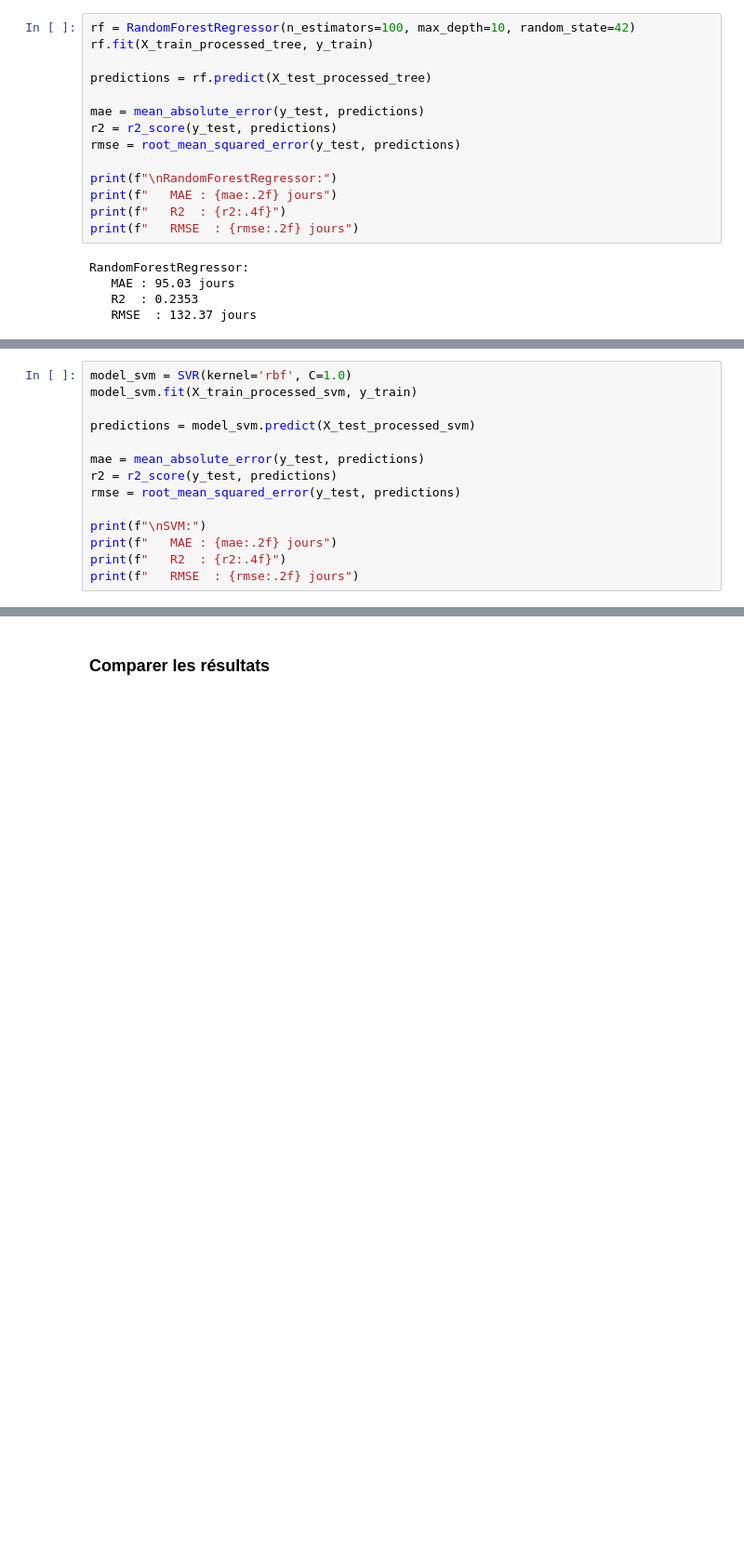
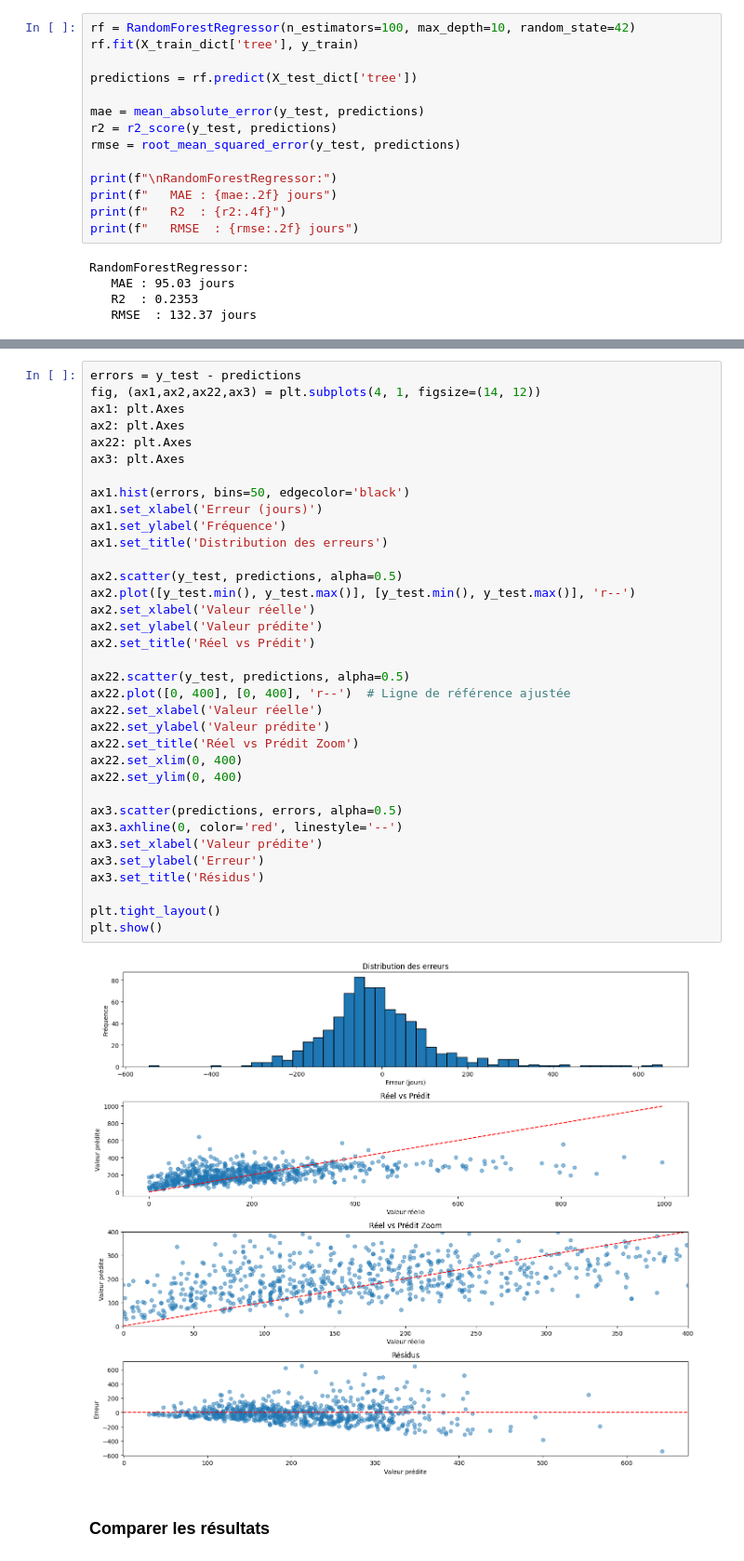
Before and after one commit to sebastien-chopin-dev/alyra-ia-psstore-machine-learning-project, a Jupyter notebook: notebooks/regression_models2.ipynb, the cells around one changed output, grey strips where cells are left out. Shown at 93% size. Cells and saved outputs as stored; diff of their text form; blank space fills up the shorter version.

```diff
--- a/notebooks/regression_models2.ipynb
+++ b/notebooks/regression_models2.ipynb
@@ -879,9 +899,9 @@ Linear regression RÉSULTATS:
 ### Random forest
 # %%
 rf = RandomForestRegressor(n_estimators=100, max_depth=10, random_state=42)
-rf.fit(X_train_processed_tree, y_train)
+rf.fit(X_train_dict['tree'], y_train)
 
-predictions = rf.predict(X_test_processed_tree)
+predictions = rf.predict(X_test_dict['tree'])
 
 mae = mean_absolute_error(y_test, predictions)
 r2 = r2_score(y_test, predictions)
@@ -901,14 +918,0 @@ RandomForestRegressor:
-# %%
-model_svm = SVR(kernel='rbf', C=1.0)
-model_svm.fit(X_train_processed_svm, y_train)
-
-predictions = model_svm.predict(X_test_processed_svm)
-
-mae = mean_absolute_error(y_test, predictions)
-r2 = r2_score(y_test, predictions)
-rmse = root_mean_squared_error(y_test, predictions)
-
-print(f"\nSVM:")
-print(f"   MAE : {mae:.2f} jours")
-print(f"   R2  : {r2:.4f}")
-print(f"   RMSE  : {rmse:.2f} jours")
@@ -920,3 +919,40 @@ SVM:
+# %%
+errors = y_test - predictions
+fig, (ax1,ax2,ax22,ax3) = plt.subplots(4, 1, figsize=(14, 12))
+ax1: plt.Axes
+ax2: plt.Axes
+ax22: plt.Axes
+ax3: plt.Axes
+
+ax1.hist(errors, bins=50, edgecolor='black')
+ax1.set_xlabel('Erreur (jours)')
+ax1.set_ylabel('Fréquence')
+ax1.set_title('Distribution des erreurs')
+
+ax2.scatter(y_test, predictions, alpha=0.5)
+ax2.plot([y_test.min(), y_test.max()], [y_test.min(), y_test.max()], 'r--')
+ax2.set_xlabel('Valeur réelle')
+ax2.set_ylabel('Valeur prédite')
+ax2.set_title('Réel vs Prédit')
+
+ax22.scatter(y_test, predictions, alpha=0.5)
+ax22.plot([0, 400], [0, 400], 'r--')  # Ligne de référence ajustée
+ax22.set_xlabel('Valeur réelle')
+ax22.set_ylabel('Valeur prédite')
+ax22.set_title('Réel vs Prédit Zoom')
+ax22.set_xlim(0, 400)
+ax22.set_ylim(0, 400)
+
+ax3.scatter(predictions, errors, alpha=0.5)
+ax3.axhline(0, color='red', linestyle='--')
+ax3.set_xlabel('Valeur prédite')
+ax3.set_ylabel('Erreur')
+ax3.set_title('Résidus')
+
+plt.tight_layout()
+plt.show()
+# %% [output]
+[figure, added]
 # %% [markdown]
 ### Comparer les résultats
 # %%
```
Also changed, not shown: parts of 16 cells of this notebook, 6 other files.
